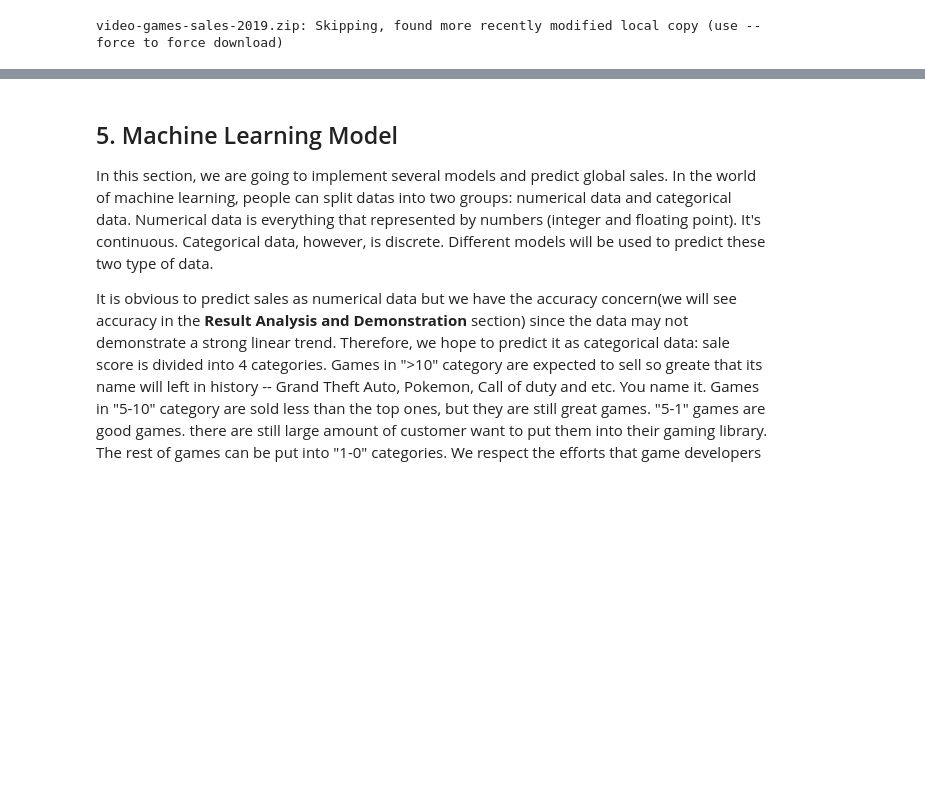
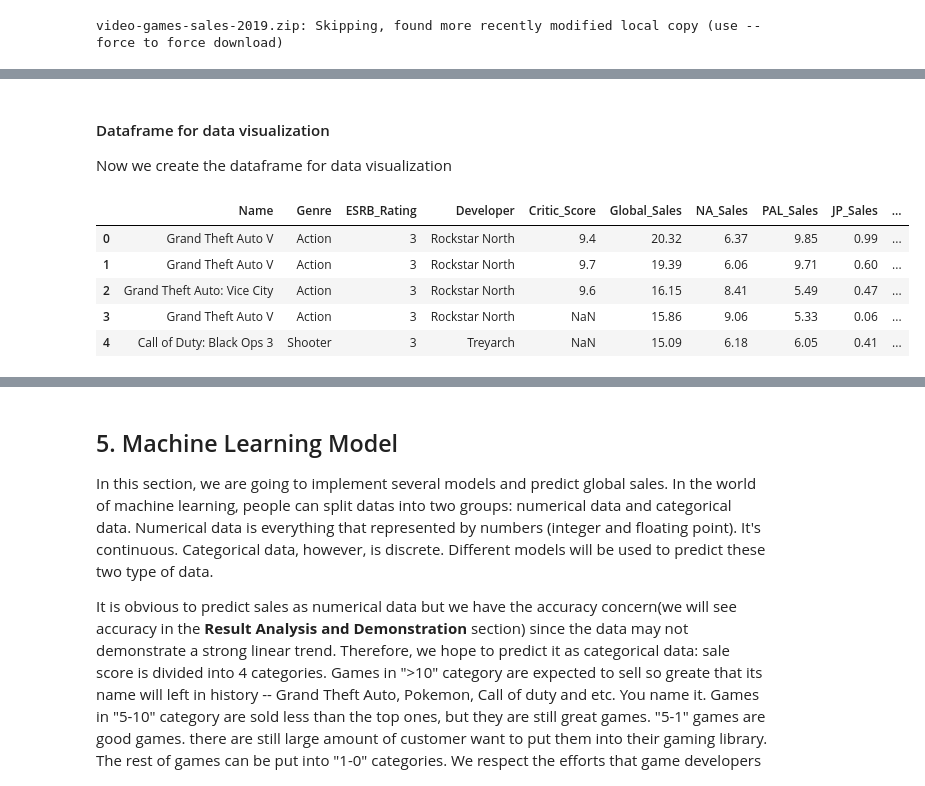
Before and after one commit to syKevinPeng/game_sale_analysis, a Jupyter notebook: game_sale_analysis.ipynb, the cells around one changed output, grey strips where cells are left out. Cells and saved outputs as stored; diff of their text form; code cells hidden in the pictures; blank space fills up the shorter version.

```diff
--- a/game_sale_analysis.ipynb
+++ b/game_sale_analysis.ipynb
@@ -129,7 +159,16 @@ df['ESRB_Rating'] = le.fit_transform(df['ESRB_Rating'])
+# %% [markdown]
+#### Dataframe for data visualization
+Now we create the dataframe for data visualization
 # %%
-
-# df = df.join(df_temp)
-
 df = df.reset_index(drop = True)
 df = df[df['Global_Sales'] != 0.0]
-df_for_visualization = df
+df_for_visualization = df.dropna(subset = ['Global_Sales', 'NA_Sales'])
+df_for_visualization = df_for_visualization.reset_index(drop = True)
+df_for_visualization.head()
+# %% [output]
+|  | Name | Genre | ESRB_Rating | Developer | Critic_Score | Global_Sales | NA_Sales | PAL_Sales | JP_Sales | ... |
+| 0 | Grand Theft Auto V | Action | 3 | Rockstar North | 9.4 | 20.32 | 6.37 | 9.85 | 0.99 | ... |
+| 1 | Grand Theft Auto V | Action | 3 | Rockstar North | 9.7 | 19.39 | 6.06 | 9.71 | 0.60 | ... |
+| 2 | Grand Theft Auto: Vice City | Action | 3 | Rockstar North | 9.6 | 16.15 | 8.41 | 5.49 | 0.47 | ... |
+| 3 | Grand Theft Auto V | Action | 3 | Rockstar North | NaN | 15.86 | 9.06 | 5.33 | 0.06 | ... |
+| 4 | Call of Duty: Black Ops 3 | Shooter | 3 | Treyarch | NaN | 15.09 | 6.18 | 6.05 | 0.41 | ... |
```
Also changed, not shown: parts of 13 cells of this notebook.
